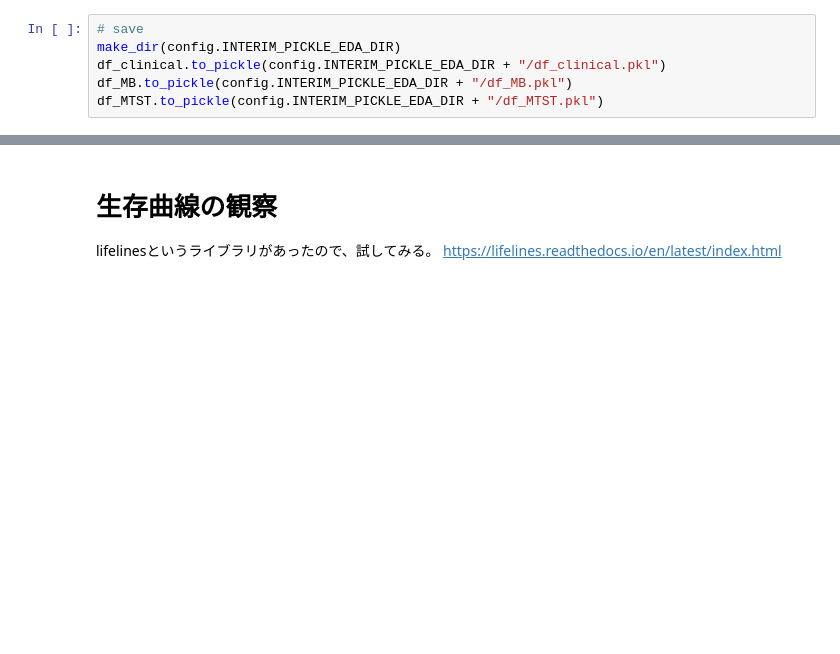
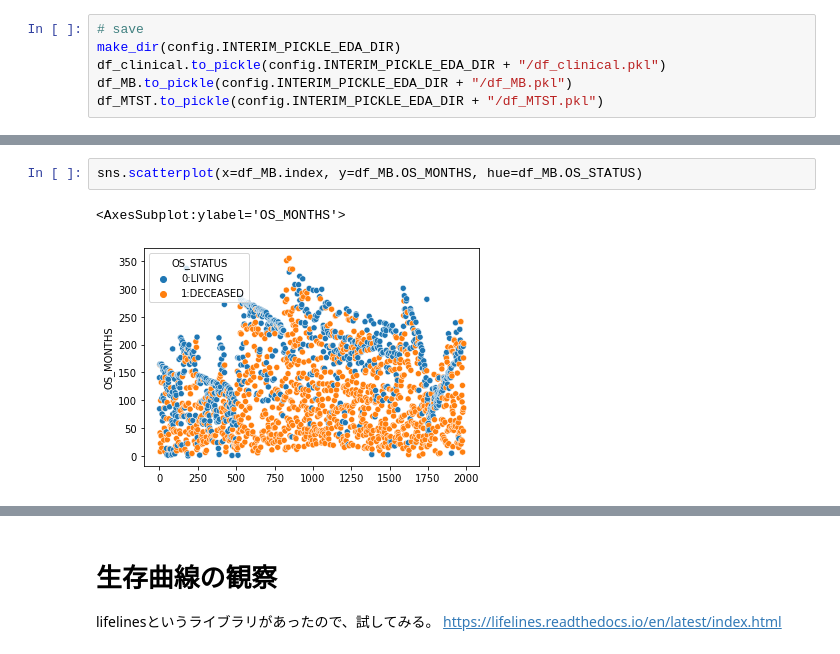
Before and after one commit to mono-clone/breast_cancer_analytics, a Jupyter notebook: notebooks/1.0.0-EDA-prognosis_clinical.ipynb, the cells around one changed output, grey strips where cells are left out. Cells and saved outputs as stored; diff of their text form; blank space fills up the shorter version.

Commit message:
plot

```diff
--- a/notebooks/1.0.0-EDA-prognosis_clinical.ipynb
+++ b/notebooks/1.0.0-EDA-prognosis_clinical.ipynb
@@ -326,0 +318,5 @@ df_MB
+# %%
+sns.scatterplot(x=df_MB.index, y=df_MB.OS_MONTHS, hue=df_MB.OS_STATUS)
+# %% [output]
+<AxesSubplot:ylabel='OS_MONTHS'>
+[figure, added]
```
Also changed, not shown: parts of 35 cells of this notebook, 7 other files.
